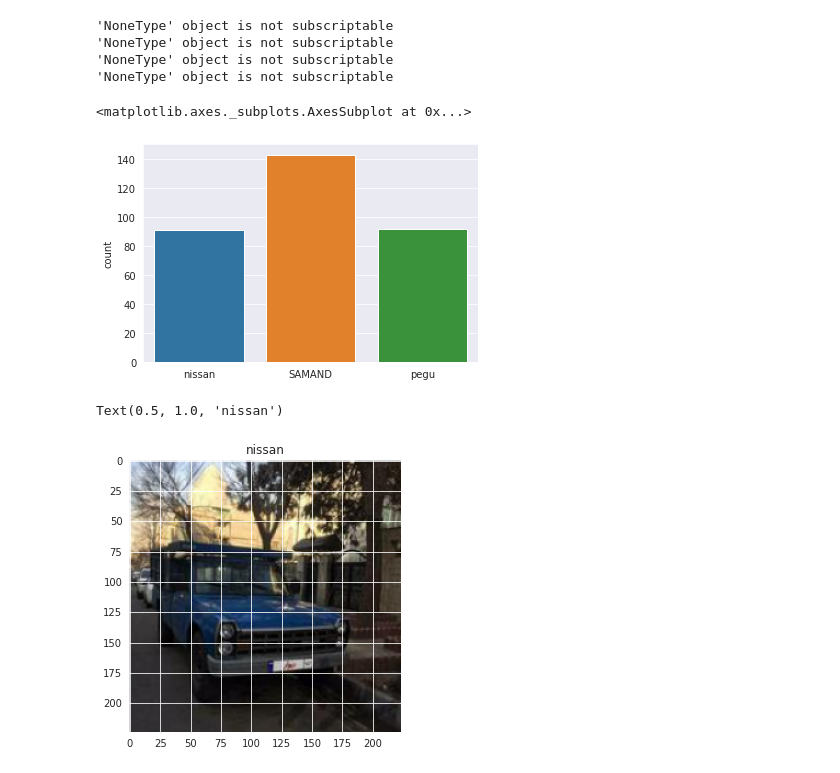
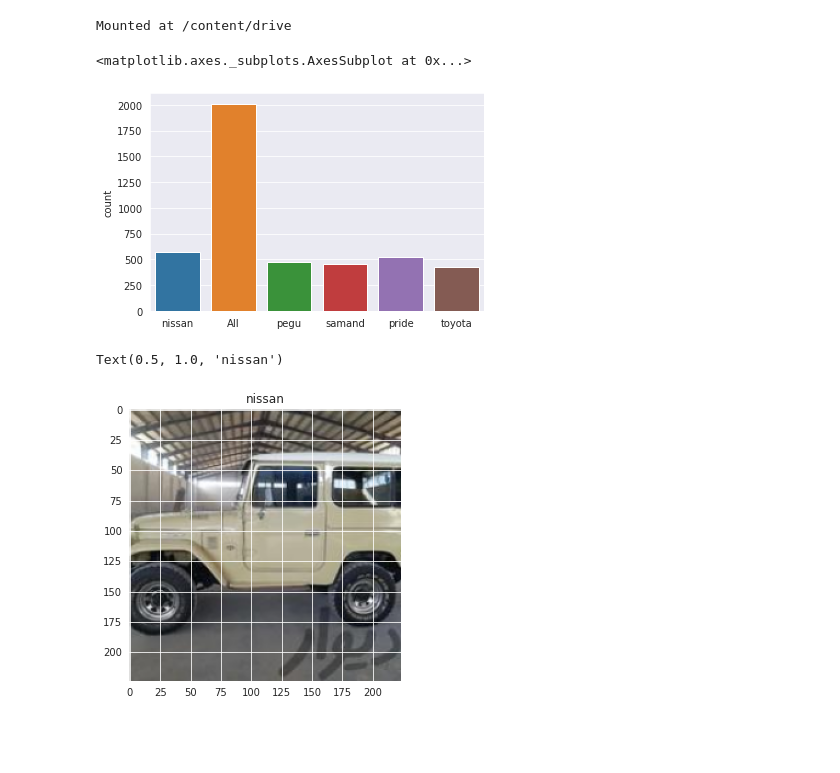
Before and after one commit to farshadnp/Data-Mining-Exercises-Code, a Jupyter notebook: CarDetection.ipynb, the cells around one changed output. Saved outputs shown, nothing was run; the diff lists cells and outputs as text; code cells hidden in the pictures; blank space fills up the shorter version.

```diff
--- a/CarDetection.ipynb
+++ b/CarDetection.ipynb
@@ -32,40 +34,42 @@ def get_data(data_dir):
             except Exception as e:
                 print(e)
     return np.array(data)
+# %%
+from google.colab import drive
+drive.mount('/content/drive')
+# %% [output]
+Mounted at /content/drive
 # %%
 #Now we can easily fetch our train and validation data.
-train = get_data('/content/CarDivar-/train')
-val = get_data('/content/CarDivar-/test')
+train = get_data('/content/drive/MyDrive/train')
+val =   get_data('/content/drive/MyDrive/test')
-# %% [output]
-'NoneType' object is not subscriptable
-'NoneType' object is not subscriptable
-'NoneType' object is not subscriptable
-'NoneType' object is not subscriptable
 # %%
 l = []
 for i in train:
     if(i[1] == 0):
         l.append("nissan")
     if(i[1] == 1):
         l.append("pegu")
     if(i[1] == 2):
         l.append("samand")
     if(i[1] == 3):
         l.append("pride")
+    if(i[1] == 4):
+        l.append("toyota")
     else:
-        l.append("toyota")
+        l.append("All")
 sns.set_style('darkgrid')
 sns.countplot(l)
 # %% [output]
 <matplotlib.axes._subplots.AxesSubplot at 0x...>
-[figure, old version]
+[figure, new version]
 # %%
 plt.figure(figsize = (5,5))
-plt.imshow(train[1][0])
+plt.imshow(train[2100][0])
 plt.title(labels[train[0][1]])
 # %% [output]
 Text(0.5, 1.0, 'nissan')
-[figure, old version]
+[figure, new version]
 # %%
 x_train = []
 y_train = []
```
Also changed, not shown: parts of 8 cells of this notebook.
